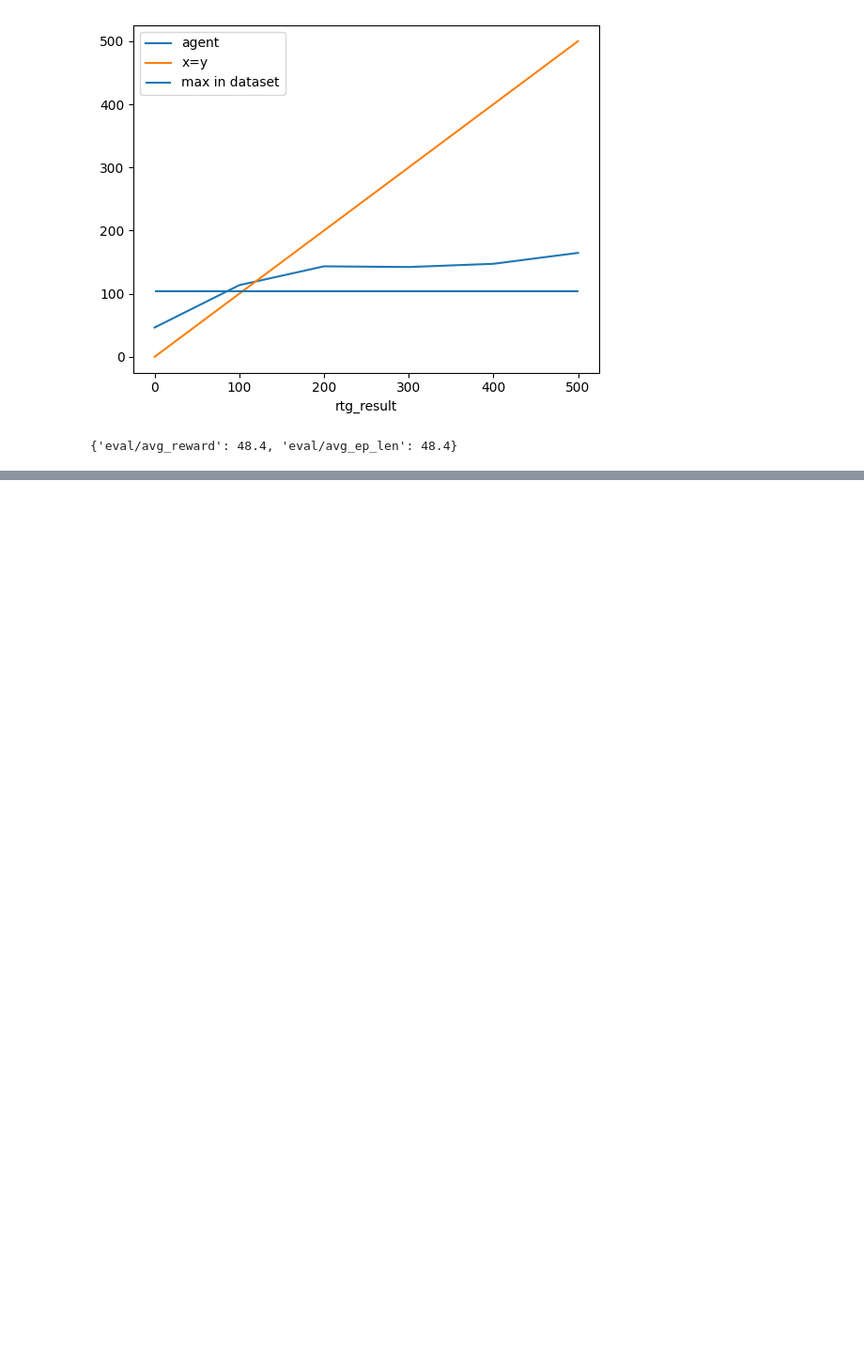
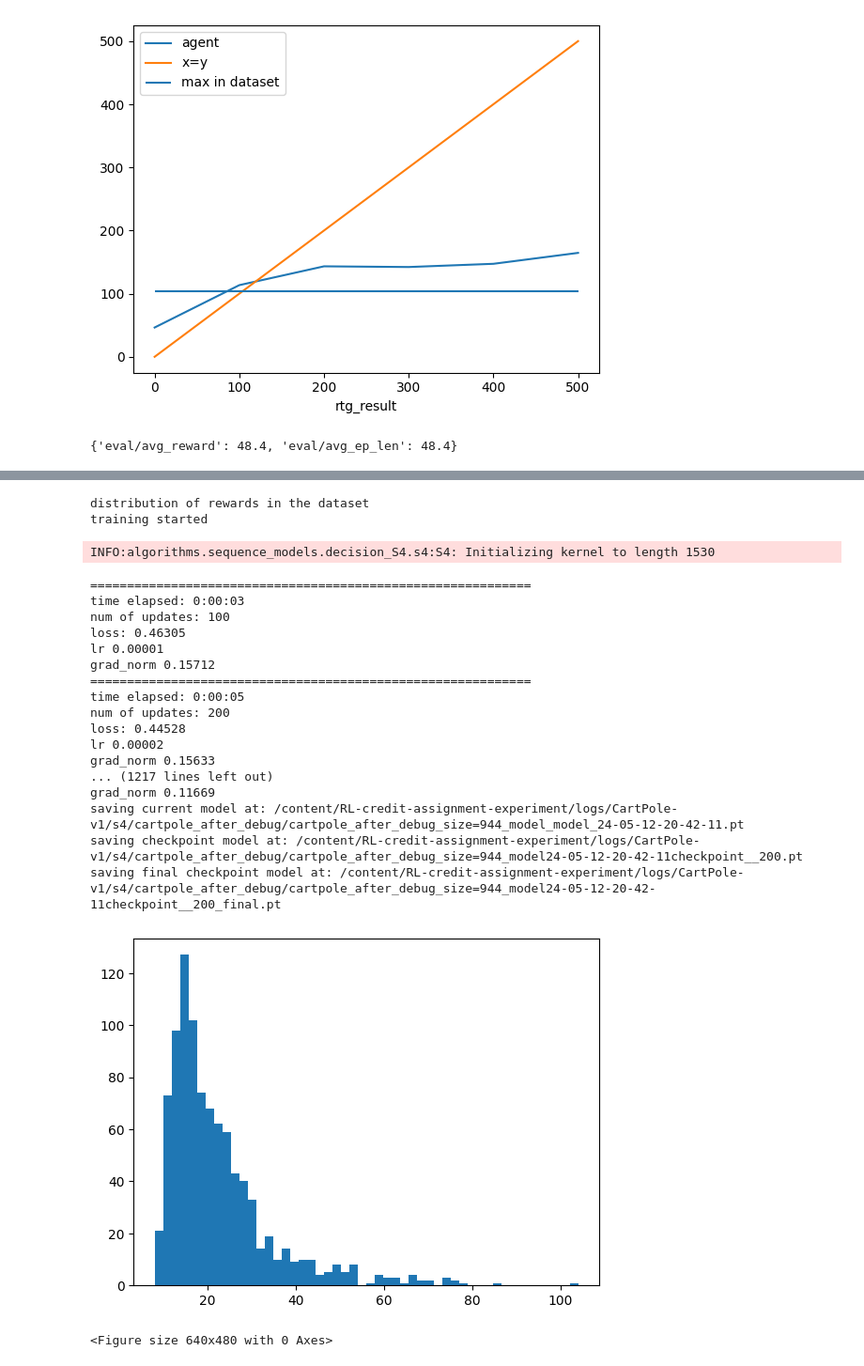
Before and after one commit to Shayan-P/RL-credit-assignment-experiment, a Jupyter notebook: final_experiments/CartPoleExperiment.ipynb, the cells around one changed output, grey strips where cells are left out. Shown: that part at 94% size. Cells and saved outputs as stored; diff of their text form; code cells hidden in the pictures; blank space fills up the shorter version.

Commit message:
added cartpole colab exp

```diff
--- a/final_experiments/CartPoleExperiment.ipynb
+++ b/final_experiments/CartPoleExperiment.ipynb
@@ -251,0 +356,25 @@ files.download('logs.zip')
+# %%
+comparison_experiment.run_and_report(comparison_experiment.s4_experiment,200)
+# %% [output]
+distribution of rewards in the dataset
+training started
+INFO:algorithms.sequence_models.decision_S4.s4:S4: Initializing kernel to length 1530
+============================================================
+time elapsed: 0:00:03
+num of updates: 100
+loss: 0.46305
+lr 0.00001
+grad_norm 0.15712
+============================================================
+time elapsed: 0:00:05
+num of updates: 200
+loss: 0.44528
+lr 0.00002
+grad_norm 0.15633
+... (1217 lines left out)
+grad_norm 0.11669
+saving current model at: /content/RL-credit-assignment-experiment/logs/CartPole-v1/s4/cartpole_after_debug/cartpole_after_debug_size=944_model_model_24-05-12-20-42-11.pt
+saving checkpoint model at: /content/RL-credit-assignment-experiment/logs/CartPole-v1/s4/cartpole_after_debug/cartpole_after_debug_size=944_model24-05-12-20-42-11checkpoint__200.pt
+saving final checkpoint model at: /content/RL-credit-assignment-experiment/logs/CartPole-v1/s4/cartpole_after_debug/cartpole_after_debug_size=944_model24-05-12-20-42-11checkpoint__200_final.pt
+[figure, added]
+<Figure size 640x480 with 0 Axes>
```
Also changed, not shown: parts of 15 cells of this notebook, 1 other file.
